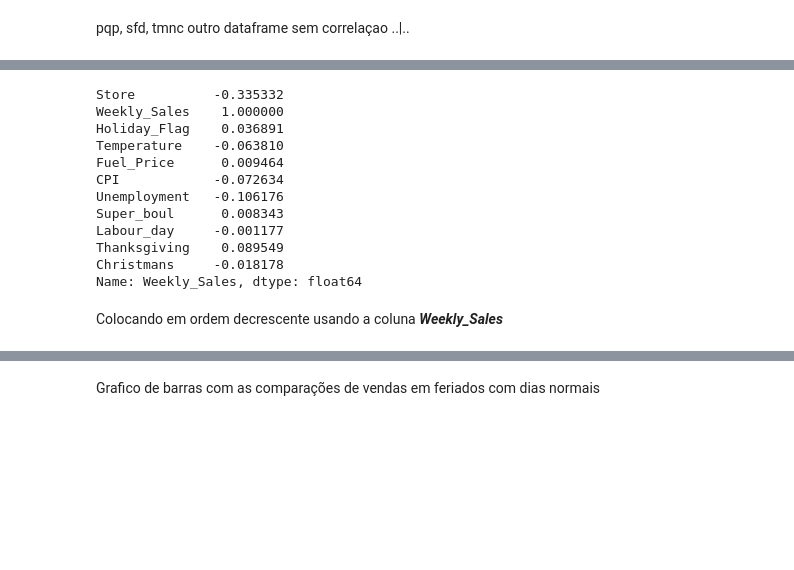
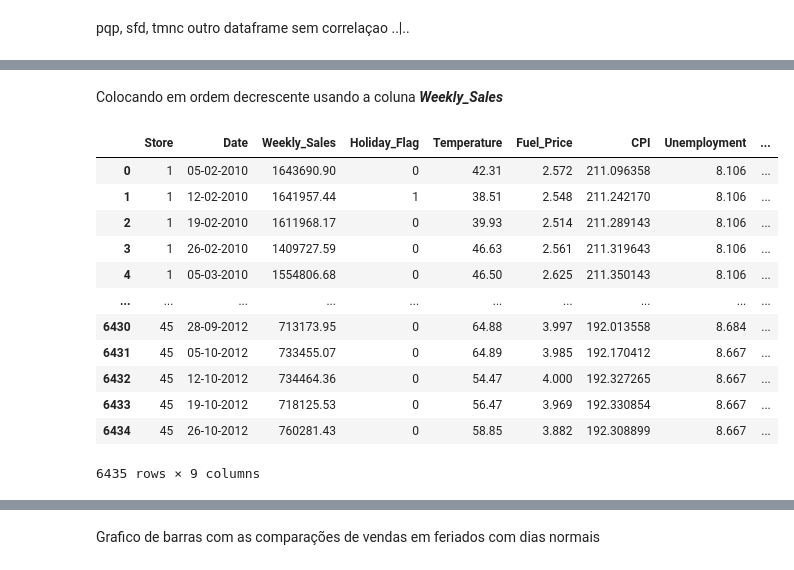
Before and after one commit to GingerLeh/deliverable-2, a Jupyter notebook: deliverable2_002.ipynb, the cells around one changed output, grey strips where cells are left out. Saved outputs shown, nothing was run; the diff lists cells and outputs as text; code cells hidden in the pictures; blank space fills up the shorter version.

```diff
--- a/deliverable2_002.ipynb
+++ b/deliverable2_002.ipynb
@@ -76,7 +76,7 @@ Criando a lista ***Holiday_Type***
 Holiday_Type = list()
 for x,y in enumerate(df['Holiday_Flag']):
   if y == 0:
-    Holiday_Type.append('Regular day')
+    Holiday_Type.append('Regular_day')
   elif y ==1:
     if df['Date'][x] == '12-02-2010' or df['Date'][x] == '11-02-2011' or df['Date'][x] == '10-02-2012':
       Holiday_Type.append('Super_Boul')
@@ -116,3 +120,24 @@ for x,y in enumerate(df['Holiday_Flag']):
       Christmans.append(1)
     else:
       Christmans.append(0)
+# %%
+'''Super_boul = list()
+Labour_day = list()
+Thanksgiving = list()
+Christmans = list()
+
+Holiday_Type = list()
+for x,y in enumerate(df['Holiday_Flag']):
+    if df['Date'][x] == '12-02-2010' or df['Date'][x] == '11-02-2011' or df['Date'][x] == '10-02-2012':
+      Super_boul.append(1)
+    elif df['Date'][x] == '10-09-2010' or df['Date'][x] == '09-09-2011' or df['Date'][x] == '07-09-2012':
+      Labour_day.append(1)
+    elif df['Date'][x] == '26-11-2010' or df['Date'][x] == '25-11-2011' or df['Date'][x] == '23-11-2012':
+      Thanksgiving.append(1)
+    elif df['Date'][x] == '31-12-2010' or df['Date'][x] == '30-12-2011' or df['Date'][x] == '28-12-2012':
+      Christmans.append(1)
+    else:
+      Super_boul.append(0)
+      Labour_day.append(0)
+      Thanksgiving.append(0)
+      Christmans.append(0)'''
@@ -119,5 +154,5 @@ for x,y in enumerate(df['Holiday_Flag']):
 # %%
-df['Super_boul'] = Super_boul
+df['Super_boul'] = Super_boul, Labour_day,Thanksgiving,Christmans
 df['Labour_day'] = Labour_day
 df['Thanksgiving'] = Thanksgiving
 df['Christmans'] = Christmans
@@ -191,17 +176,20 @@ df.corr()
 # %%
 df.corr()['Weekly_Sales']
-# %% [output]
-Store          -0.335332
-Weekly_Sales    1.000000
-Holiday_Flag    0.036891
-Temperature    -0.063810
-Fuel_Price      0.009464
-CPI            -0.072634
-Unemployment   -0.106176
-Super_boul      0.008343
-Labour_day     -0.001177
-Thanksgiving    0.089549
-Christmans     -0.018178
-Name: Weekly_Sales, dtype: float64
 # %% [markdown]
 Colocando em ordem decrescente usando a coluna ***Weekly_Sales***
+# %%
+df
+# %% [output]
+|  | Store | Date | Weekly_Sales | Holiday_Flag | Temperature | Fuel_Price | CPI | Unemployment | ... |
+| 0 | 1 | 05-02-2010 | 1643690.90 | 0 | 42.31 | 2.572 | 211.096358 | 8.106 | ... |
+| 1 | 1 | 12-02-2010 | 1641957.44 | 1 | 38.51 | 2.548 | 211.242170 | 8.106 | ... |
+| 2 | 1 | 19-02-2010 | 1611968.17 | 0 | 39.93 | 2.514 | 211.289143 | 8.106 | ... |
+| 3 | 1 | 26-02-2010 | 1409727.59 | 0 | 46.63 | 2.561 | 211.319643 | 8.106 | ... |
+| 4 | 1 | 05-03-2010 | 1554806.68 | 0 | 46.50 | 2.625 | 211.350143 | 8.106 | ... |
+| ... | ... | ... | ... | ... | ... | ... | ... | ... | ... |
+| 6430 | 45 | 28-09-2012 | 713173.95 | 0 | 64.88 | 3.997 | 192.013558 | 8.684 | ... |
+| 6431 | 45 | 05-10-2012 | 733455.07 | 0 | 64.89 | 3.985 | 192.170412 | 8.667 | ... |
+| 6432 | 45 | 12-10-2012 | 734464.36 | 0 | 54.47 | 4.000 | 192.327265 | 8.667 | ... |
+| 6433 | 45 | 19-10-2012 | 718125.53 | 0 | 56.47 | 3.969 | 192.330854 | 8.667 | ... |
+| 6434 | 45 | 26-10-2012 | 760281.43 | 0 | 58.85 | 3.882 | 192.308899 | 8.667 | ... |
+6435 rows × 9 columns
```
Also changed, not shown: parts of 22 cells of this notebook.
